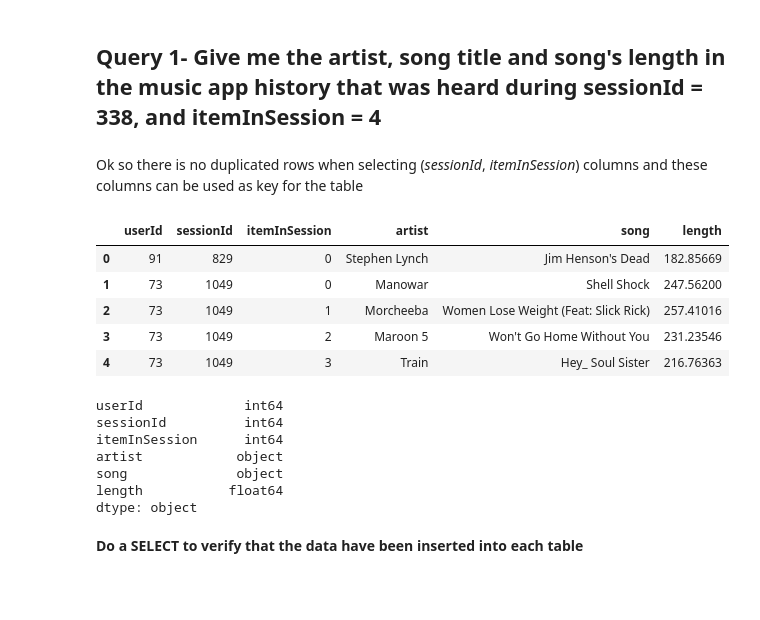
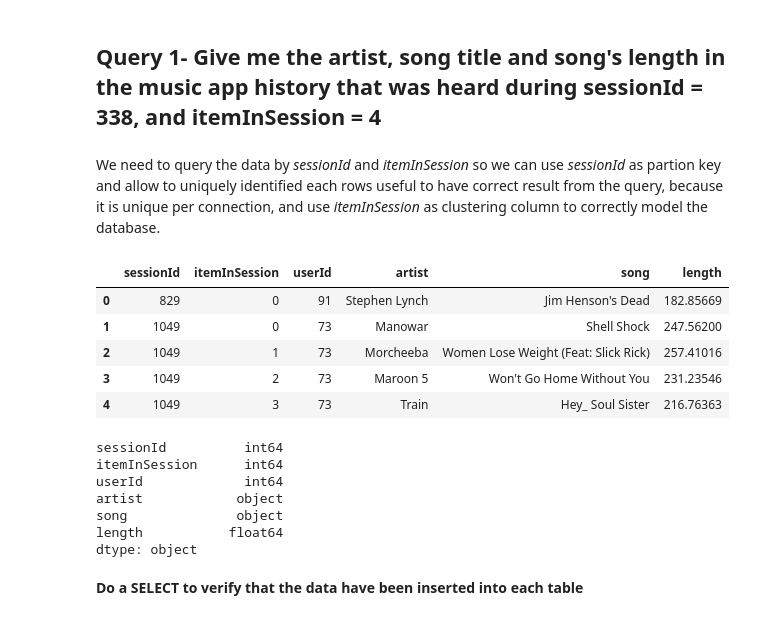
Before and after one commit to antoinemertz/udacity-Data_Engineering_Nanodegree, a Jupyter notebook: Projects/02-Data_modeling_with_Cassandra/Project_1B_ Project_Template.ipynb, the cells around one changed output. Saved outputs shown, nothing was run; the diff lists cells and outputs as text; code cells hidden in the pictures; blank space fills up the shorter version.

```diff
--- a/Projects/02-Data_modeling_with_Cassandra/Project_1B_ Project_Template.ipynb
+++ b/Projects/02-Data_modeling_with_Cassandra/Project_1B_ Project_Template.ipynb
@@ -175,3 +171,3 @@ assert sum(df[["sessionId", "itemInSession"]].duplicated()) == 0
-# %% [markdown]
-Ok so there is no duplicated rows when selecting (<i>sessionId</i>, <i>itemInSession</i>) columns and these columns can be used as key for the table
+# %% [markdown]
+We need to query the data by <i>sessionId</i> and <i>itemInSession</i> so we can use <i>sessionId</i> as partion key and allow to uniquely identified each rows useful to have correct result from the query, because it is unique per connection, and use <i>itemInSession</i> as clustering column to correctly model the database.
 # %%
@@ -196,20 +192,20 @@ try:
 except Exception as e:
     print(e)
 # %%
-df.iloc[:,[10,8,3,0,9,5]].head()
+df.iloc[:,[8,3,10,0,9,5]].head()
 # %% [output]
-|  | userId | sessionId | itemInSession | artist | song | length |
-| 0 | 91 | 829 | 0 | Stephen Lynch | Jim Henson's Dead | 182.85669 |
-| 1 | 73 | 1049 | 0 | Manowar | Shell Shock | 247.56200 |
-| 2 | 73 | 1049 | 1 | Morcheeba | Women Lose Weight (Feat: Slick Rick) | 257.41016 |
-| 3 | 73 | 1049 | 2 | Maroon 5 | Won't Go Home Without You | 231.23546 |
-| 4 | 73 | 1049 | 3 | Train | Hey_ Soul Sister | 216.76363 |
+|  | sessionId | itemInSession | userId | artist | song | length |
+| 0 | 829 | 0 | 91 | Stephen Lynch | Jim Henson's Dead | 182.85669 |
+| 1 | 1049 | 0 | 73 | Manowar | Shell Shock | 247.56200 |
+| 2 | 1049 | 1 | 73 | Morcheeba | Women Lose Weight (Feat: Slick Rick) | 257.41016 |
+| 3 | 1049 | 2 | 73 | Maroon 5 | Won't Go Home Without You | 231.23546 |
+| 4 | 1049 | 3 | 73 | Train | Hey_ Soul Sister | 216.76363 |
 # %%
-df.iloc[:,[10,8,3,0,9,5]].dtypes
+df.iloc[:,[8,3,10,0,9,5]].dtypes
 # %% [output]
-userId             int64
 sessionId          int64
 itemInSession      int64
+userId             int64
 artist            object
 song              object
 length           float64
```
Also changed, not shown: parts of 21 cells of this notebook.
